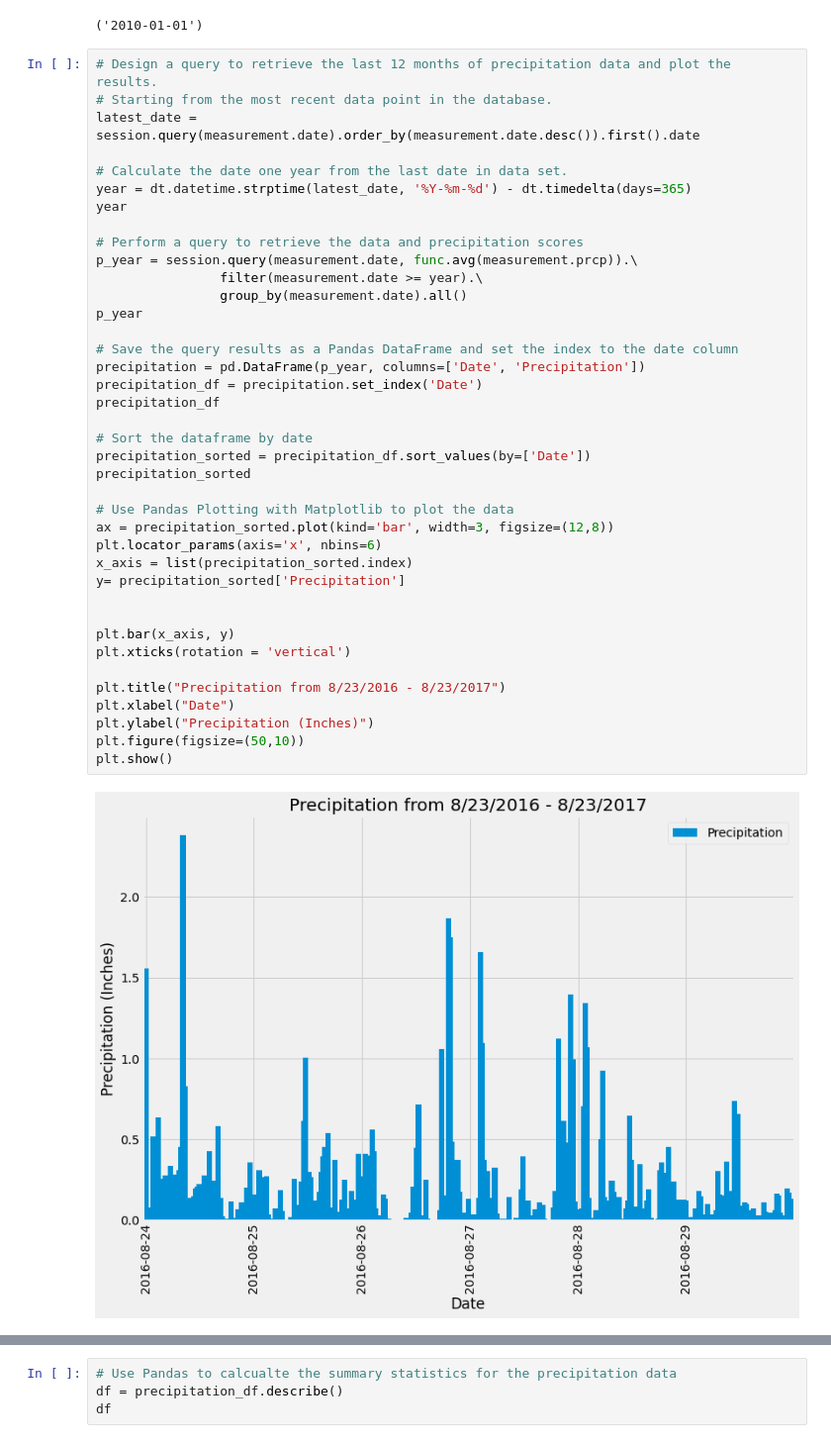
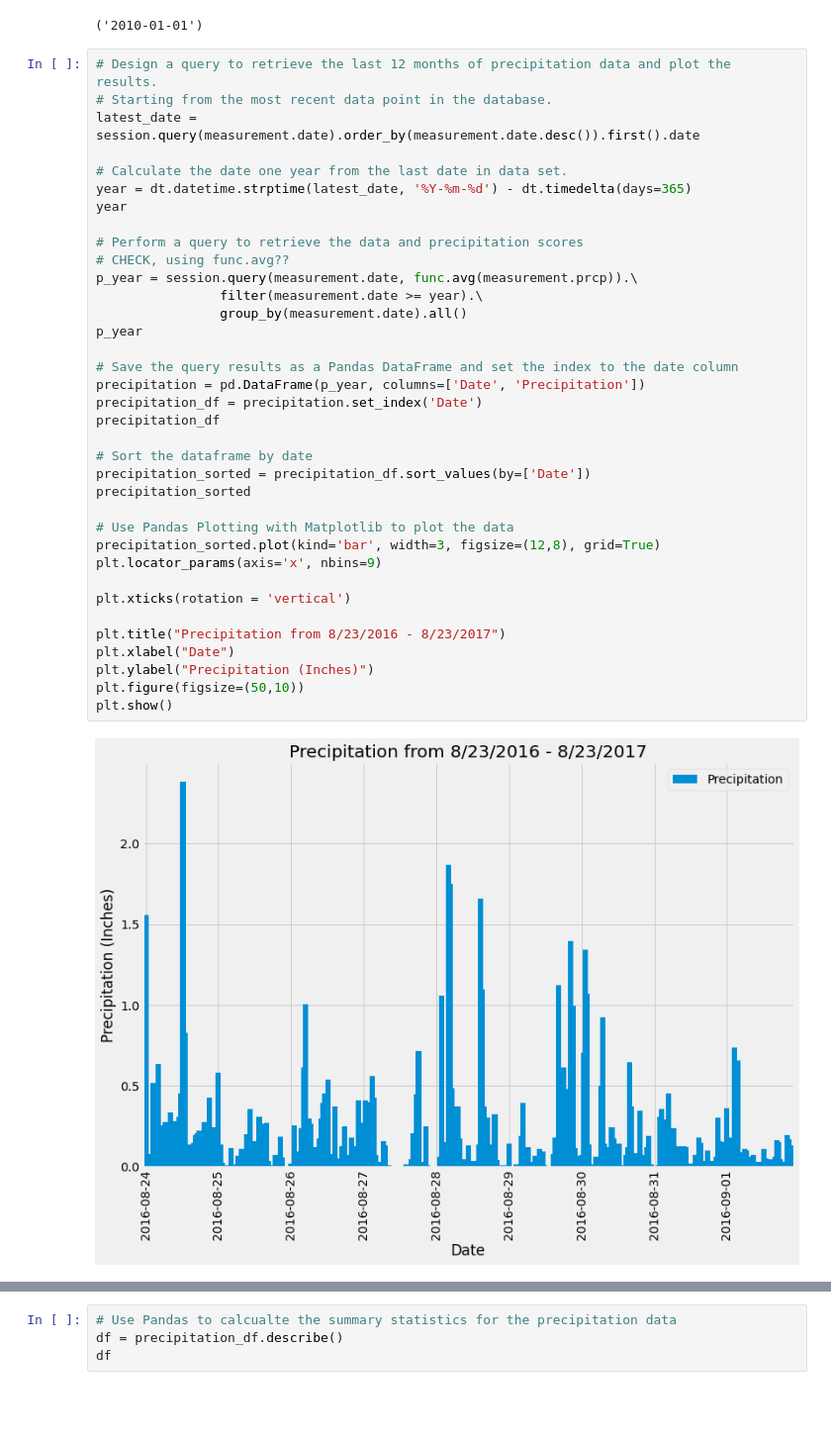
Before and after one commit to c-kleerun/sqlalchemy-challenge, a Jupyter notebook: climate.ipynb, the cells around one changed output, grey strips where cells are left out. Shown: that part at 99% size. Drawn from its saved outputs; the diff is of its cells as text; blank space fills up the shorter version.

```diff
--- a/climate.ipynb
+++ b/climate.ipynb
@@ -49,40 +49,37 @@ latest_date = session.query(measurement.date).order_by(measurement.date.desc()).
 
 # Calculate the date one year from the last date in data set.
 year = dt.datetime.strptime(latest_date, '%Y-%m-%d') - dt.timedelta(days=365)
 year
 
 # Perform a query to retrieve the data and precipitation scores
+# CHECK, using func.avg??
 p_year = session.query(measurement.date, func.avg(measurement.prcp)).\
                 filter(measurement.date >= year).\
                 group_by(measurement.date).all()
 p_year
 
 # Save the query results as a Pandas DataFrame and set the index to the date column
 precipitation = pd.DataFrame(p_year, columns=['Date', 'Precipitation'])
 precipitation_df = precipitation.set_index('Date')
 precipitation_df
 
 # Sort the dataframe by date
 precipitation_sorted = precipitation_df.sort_values(by=['Date'])
 precipitation_sorted
 
 # Use Pandas Plotting with Matplotlib to plot the data
-ax = precipitation_sorted.plot(kind='bar', width=3, figsize=(12,8))
-plt.locator_params(axis='x', nbins=6)
-x_axis = list(precipitation_sorted.index)
-y= precipitation_sorted['Precipitation']
+precipitation_sorted.plot(kind='bar', width=3, figsize=(12,8), grid=True)
+plt.locator_params(axis='x', nbins=9)
 
-
-plt.bar(x_axis, y)
 plt.xticks(rotation = 'vertical')
 
 plt.title("Precipitation from 8/23/2016 - 8/23/2017")
 plt.xlabel("Date")
 plt.ylabel("Precipitation (Inches)")
 plt.figure(figsize=(50,10))
 plt.show()
 # %% [output]
-[figure, old version]
+[figure, new version]
 <Figure size 3600x720 with 0 Axes>
 # %%
 # Use Pandas to calcualte the summary statistics for the precipitation data
```
Also changed, not shown: parts of 5 cells of this notebook.
